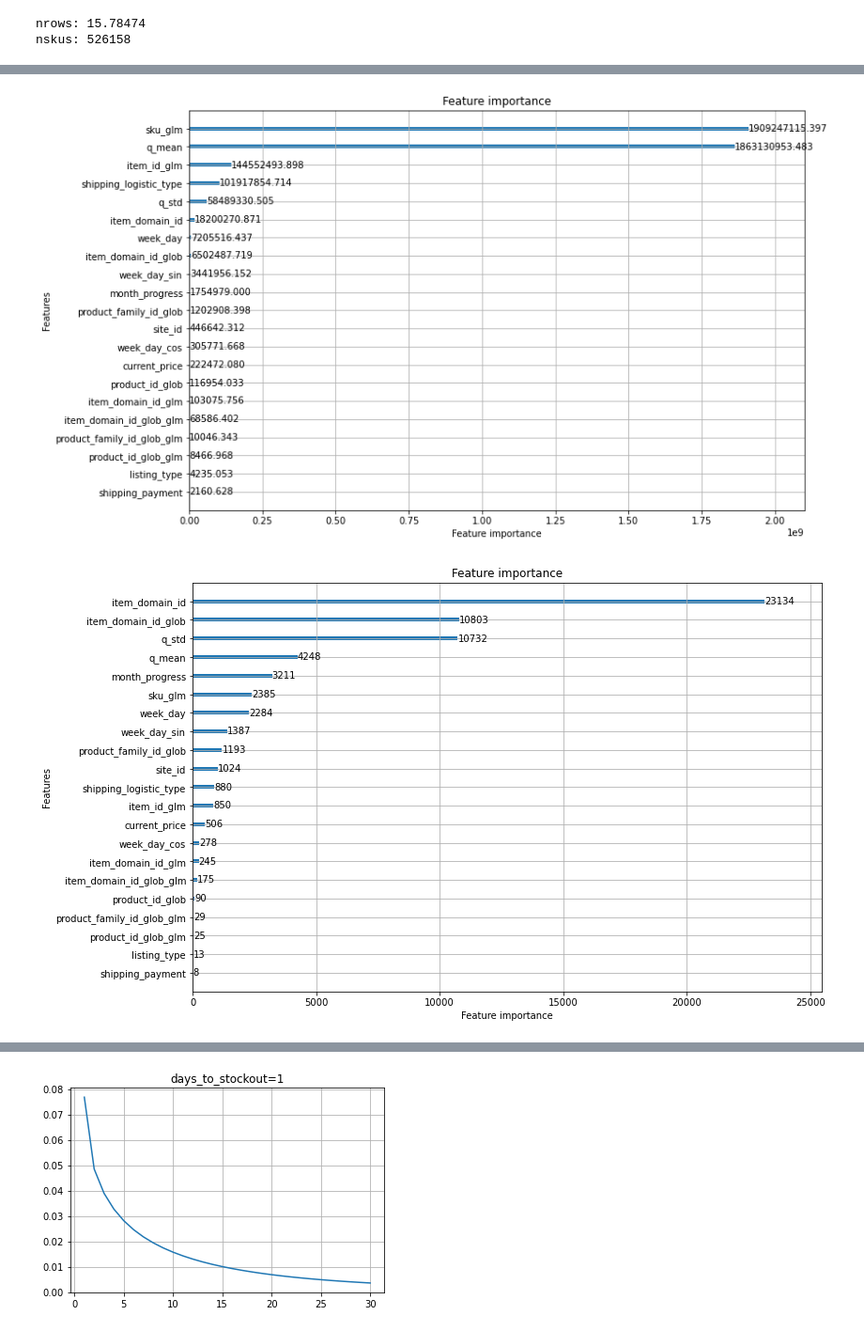
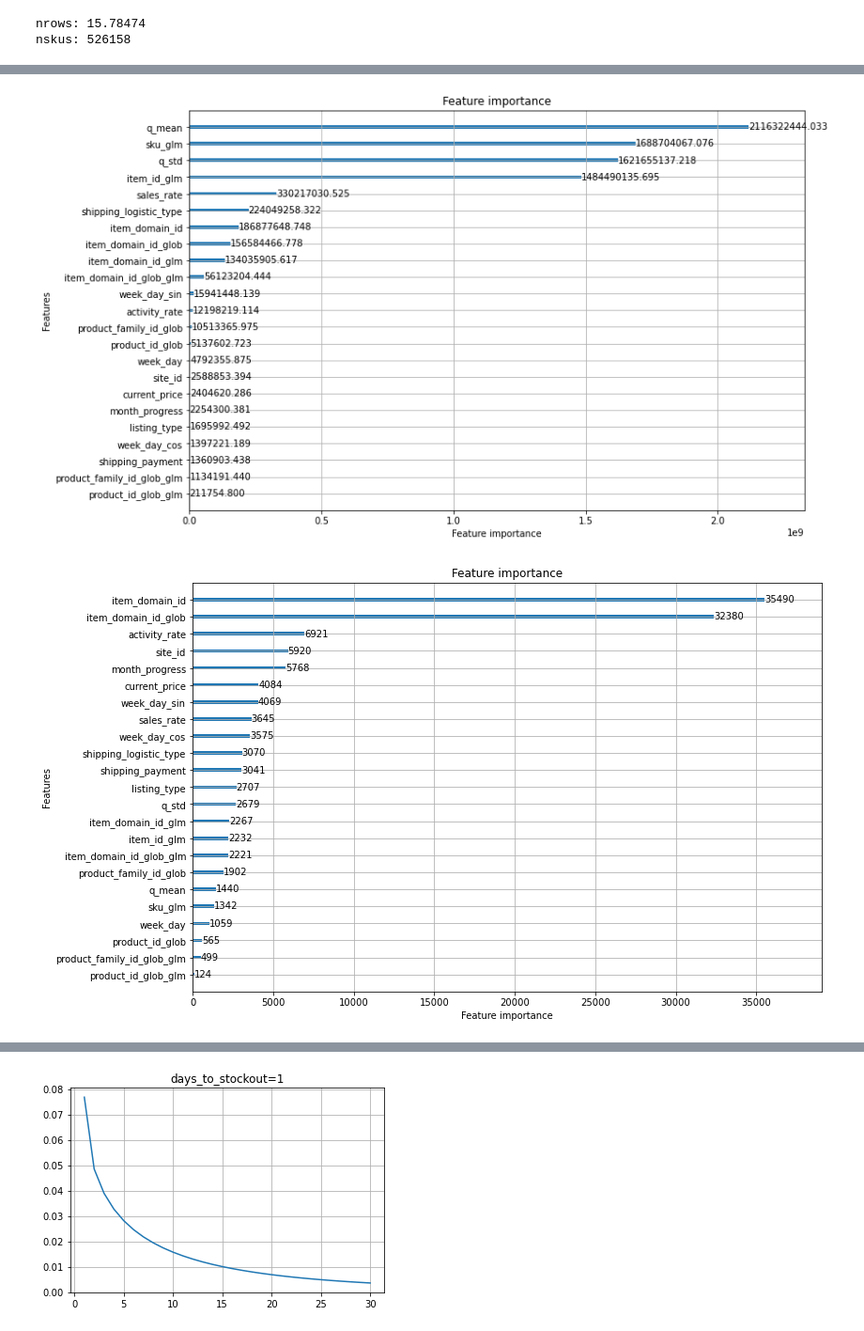
Before and after one commit to mavillan/yolanda, a Jupyter notebook: notebooks/train_lgbm-m1-sm.ipynb, the cells around one changed output, grey strips where cells are left out. Shown at 94% size. Drawn from its saved outputs; the diff is of its cells as text; code cells hidden in the pictures.

```diff
--- a/notebooks/train_lgbm-m1-sm.ipynb
+++ b/notebooks/train_lgbm-m1-sm.ipynb
@@ -168,10 +175,15 @@ exclude_features = [
 model_params = {
     'objective':'tweedie',
     'tweedie_variance_power':1.,
+    'boosting':'dart',
+    'drop_rate':0.1,
+    'max_drop':20,
+    'skip_drop':0.66,
+    'extra_trees': True,
     'metric':'None',
-    'num_iterations':1000,
-    'max_bin': 63,
-    'bin_construct_sample_cnt':20000000,
+    'num_iterations':500,
+    'max_bin': 127,
+    'bin_construct_sample_cnt':30000000,
     'num_leaves': 2**8-1,
     'min_data_in_leaf': 2**8-1,
     'learning_rate': 0.01,
@@ -495,22 +514,42 @@ for col in transformed.columns:
 nrows: 15.78474
 nskus: 526158
 # %%
+raw = pd.read_parquet(f"{input_path}/train_data.parquet", columns=["sku", "date", "sold_quantity", "minutes_active"])
+metadata = pd.read_csv(f"{input_path}/metadata.csv", usecols=["sku","item_domain_id","site_id"])
+raw = pd.merge(raw, metadata, how="inner", on="sku")
+
 # compute q_mean and q_std features (w/o leakage)
 feat = Featurador(raw)
 feat.fit(left_limit="2021-02-01", right_limit="2021-03-31")
+
 dataset = feat.transform(dataset)
 test = feat.transform(test)
+# %%
+raw["had_sales"] = raw.eval("sold_quantity > 0")
+raw["was_active"] = raw.eval("minutes_active > 120")
+
+sales_rate = (raw.groupby("sku")["had_sales"].sum() / raw.groupby("sku")["date"].count()).reset_index(name="sales_rate")
+activity_rate = (raw.groupby("sku")["was_active"].sum() / raw.groupby("sku")["date"].count()).reset_index(name="activity_rate")
+
+dataset = (
+    dataset
+    .merge(sales_rate, how="inner", on="sku")
+    .merge(activity_rate, how="inner", on="sku")
+)
+
+test = (
+    test
+    .merge(sales_rate, how="inner", on="sku")
+    .merge(activity_rate, how="inner", on="sku")
+)
 # %%
-min_weight = 0.1
+min_weight = 0.2
 scaler = preprocessing.MinMaxScaler(feature_range=(min_weight, 1))
 dataset["weight"] = scaler.fit_transform(dataset["minutes_active"].values.reshape(-1,1)).ravel()
 # %%
 tic = time.time()
 
-_model_kwargs = dict(model_kwargs)
-_model_kwargs["model_params"]["num_iterations"] = 250
-
-model = LightGBMForecaster(**_model_kwargs)
+model = LightGBMForecaster(**model_kwargs)
 model.prepare_features(dataset)
 model.train_features = reduce_mem_usage(model.train_features, verbose=True)
 gc.collect()
@@ -533,2 +574,2 @@ Elapsed time for processing features: 2.975181301434835 min.
-[figure, old version]
+[figure, new version]
-[figure, old version]
+[figure, new version]
```
Also changed, not shown: parts of 17 cells of this notebook.
